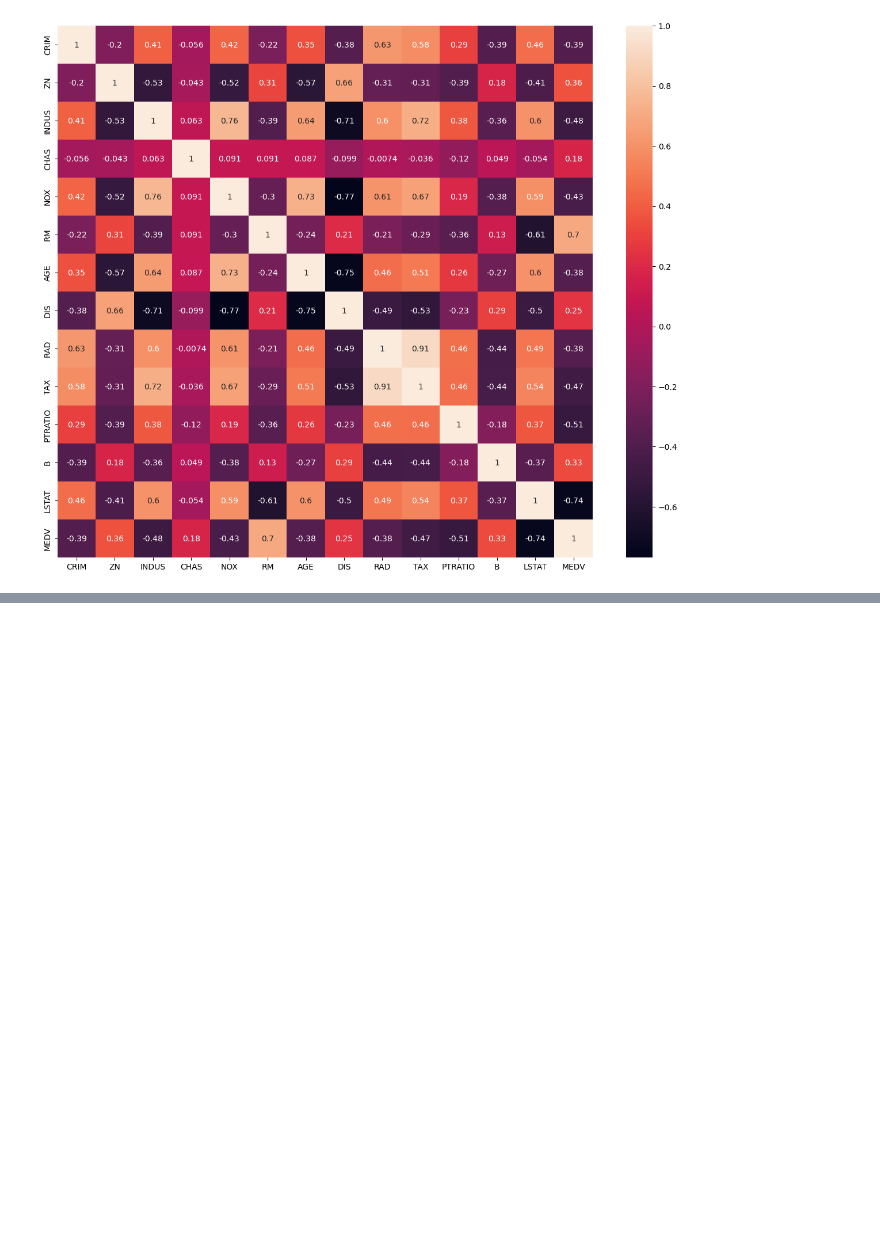
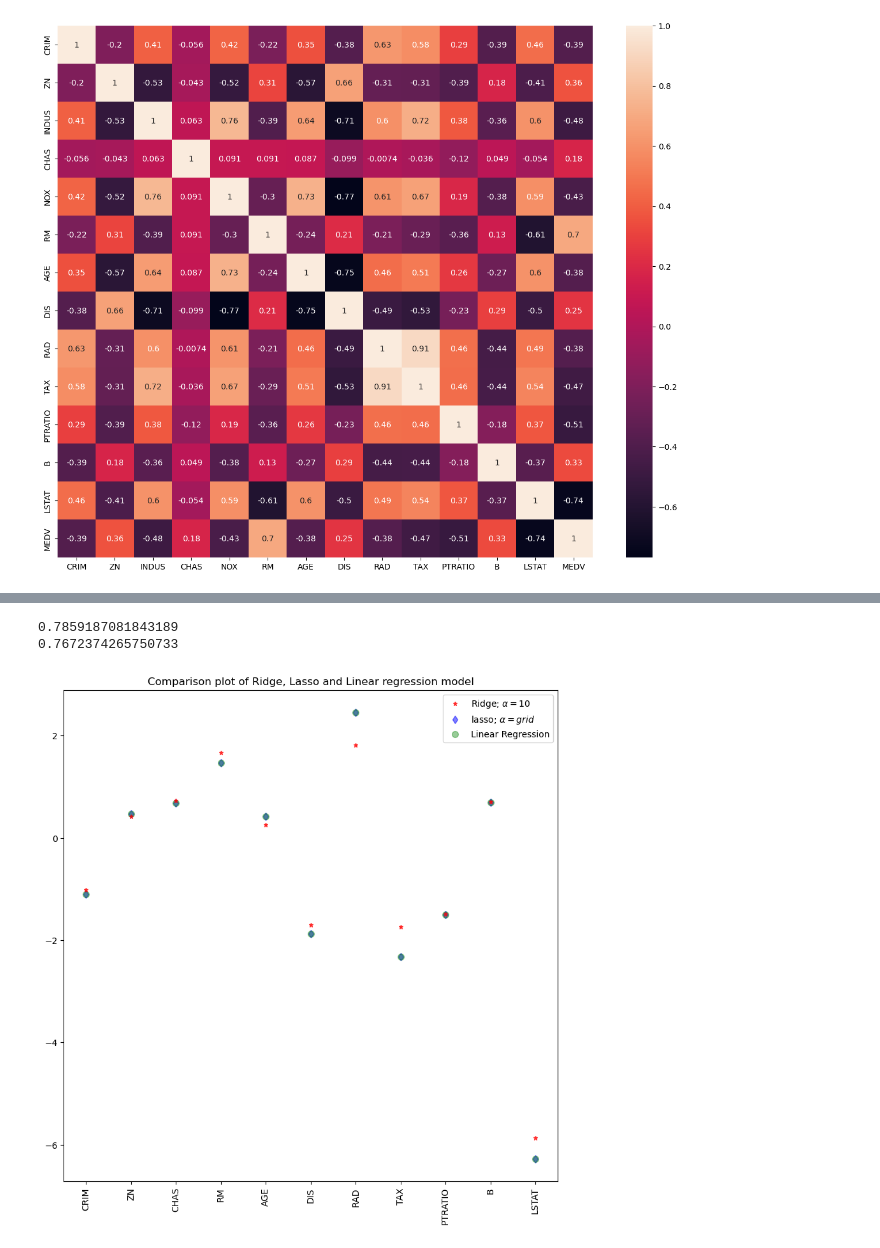
Before and after one commit to IamGatheru/Quants, a Jupyter notebook: Boston_Housing/Boston_Housing.ipynb, the cells around one changed output, grey strips where cells are left out. Cells and saved outputs as stored; diff of their text form; code cells hidden in the pictures; blank space fills up the shorter version.

```diff
--- a/Boston_Housing/Boston_Housing.ipynb
+++ b/Boston_Housing/Boston_Housing.ipynb
@@ -84,0 +187,33 @@ sns.heatmap(boston_df.corr(), annot = True)
+# %%
+#Using the linear CV model
+from sklearn.linear_model import LassoCV
+
+#Lasso Cross validation
+lasso_cv = LassoCV(alphas = [0.0001, 0.001,0.01, 0.1, 1, 10], random_state=0).fit(X_train, y_train)
+
+
+#score
+print(lasso_cv.score(X_train, y_train))
+print(lasso_cv.score(X_test, y_test))
+# %% [output]
+0.7859187081843189
+0.7672374265750733
+# %%
+#plot size
+plt.figure(figsize = (10, 10))
+#add plot for ridge regression
+plt.plot(features,ridgeReg.coef_,alpha=0.7,linestyle='none',marker='*',markersize=5,color='red',label=r'Ridge; $\alpha = 10$',zorder=7)
+
+#add plot for lasso regression
+plt.plot(lasso_cv.coef_,alpha=0.5,linestyle='none',marker='d',markersize=6,color='blue',label=r'lasso; $\alpha = grid$')
+
+#add plot for linear model
+plt.plot(features,lr.coef_,alpha=0.4,linestyle='none',marker='o',markersize=7,color='green',label='Linear Regression')
+
+#rotate axis
+plt.xticks(rotation = 90)
+plt.legend()
+plt.title("Comparison plot of Ridge, Lasso and Linear regression model")
+plt.show()
+# %% [output]
+[figure, added]
```
Also changed, not shown: parts of 7 cells of this notebook.
